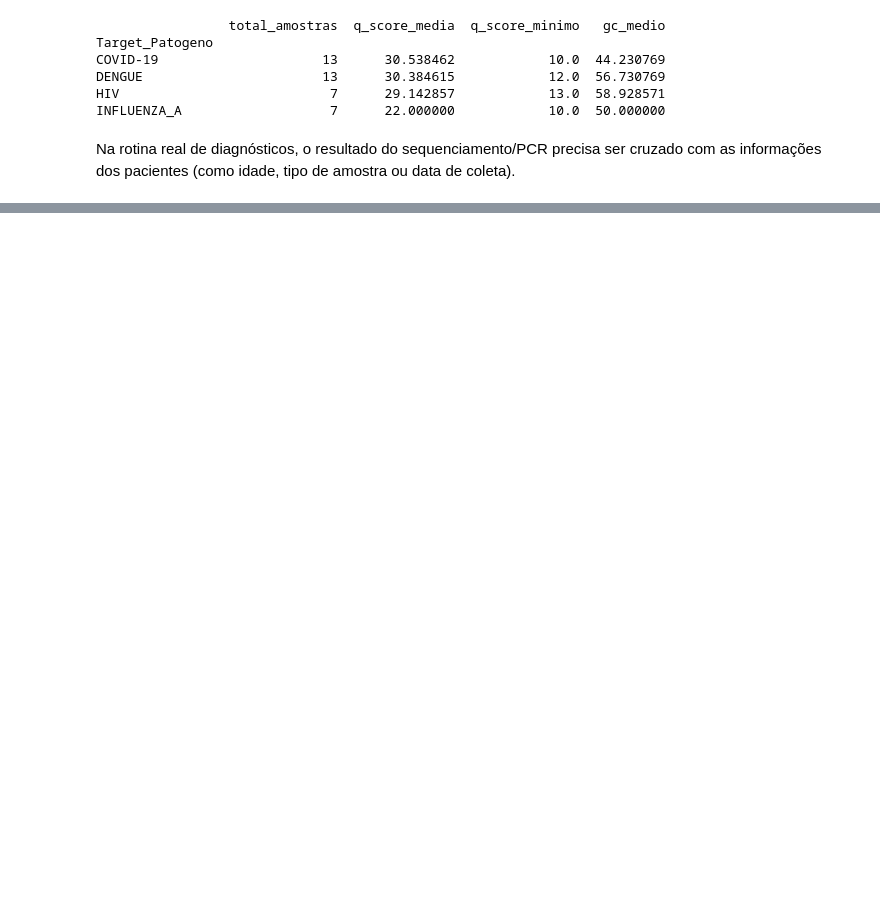
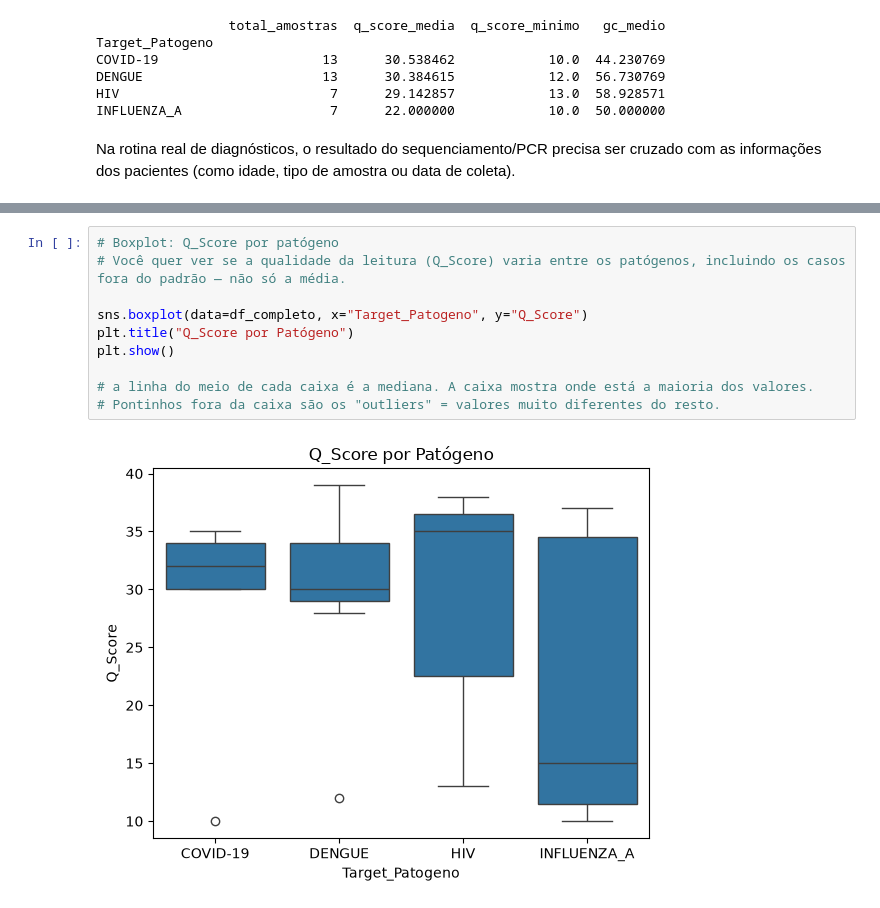
Before and after one commit to larijbpg/dna-analyzer-python, a Jupyter notebook: limpeza_dados_brutos.ipynb, the cells around one changed output, grey strips where cells are left out. Cells and saved outputs as stored; diff of their text form; blank space fills up the shorter version.

```diff
--- a/limpeza_dados_brutos.ipynb
+++ b/limpeza_dados_brutos.ipynb
@@ -274,0 +352,12 @@ df_completo
+# %%
+# Boxplot: Q_Score por patógeno
+# Você quer ver se a qualidade da leitura (Q_Score) varia entre os patógenos, incluindo os casos fora do padrão — não só a média.
+
+sns.boxplot(data=df_completo, x="Target_Patogeno", y="Q_Score")
+plt.title("Q_Score por Patógeno")
+plt.show()
+
+# a linha do meio de cada caixa é a mediana. A caixa mostra onde está a maioria dos valores.
+# Pontinhos fora da caixa são os "outliers" = valores muito diferentes do resto.
+# %% [output]
+[figure, added]
```
Also changed, not shown: parts of 13 cells of this notebook, 1 other file.
